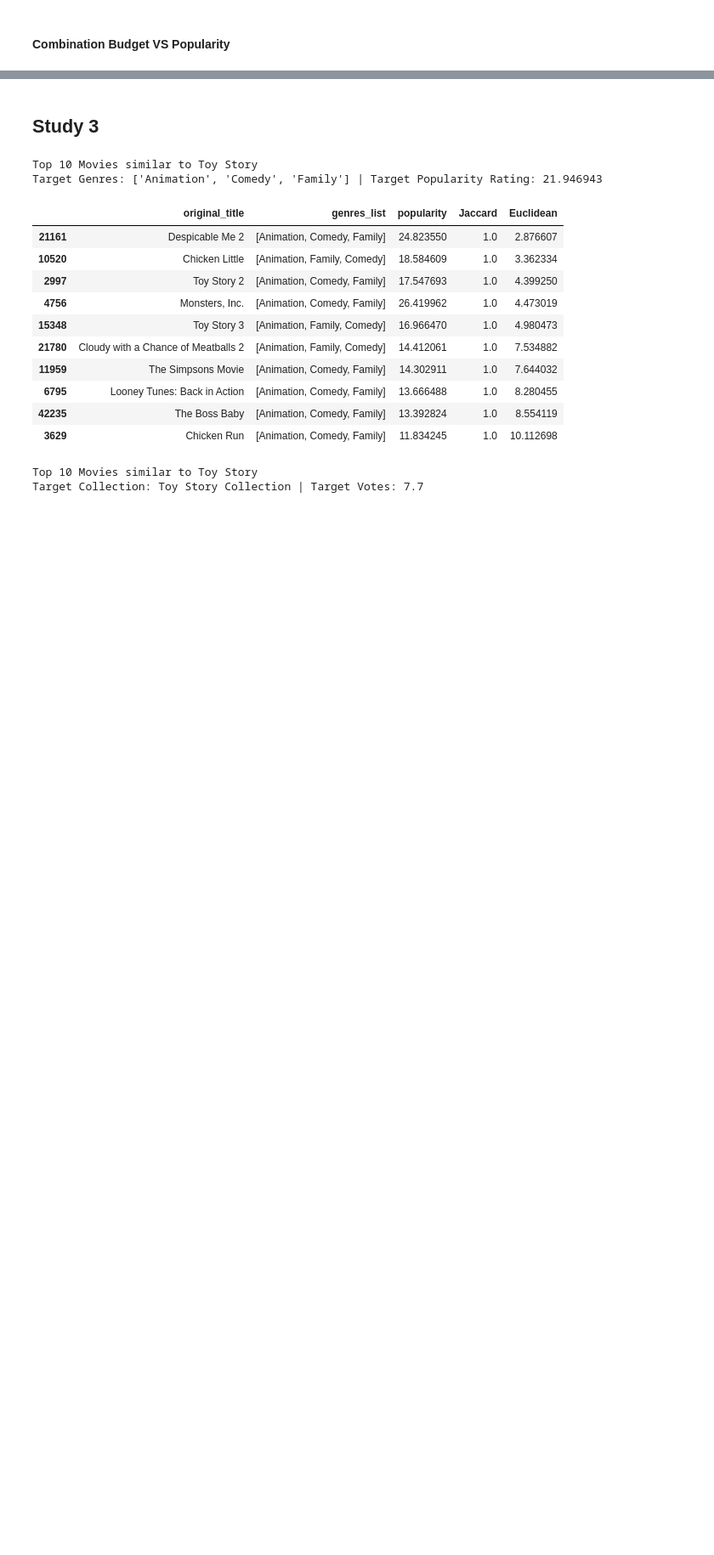
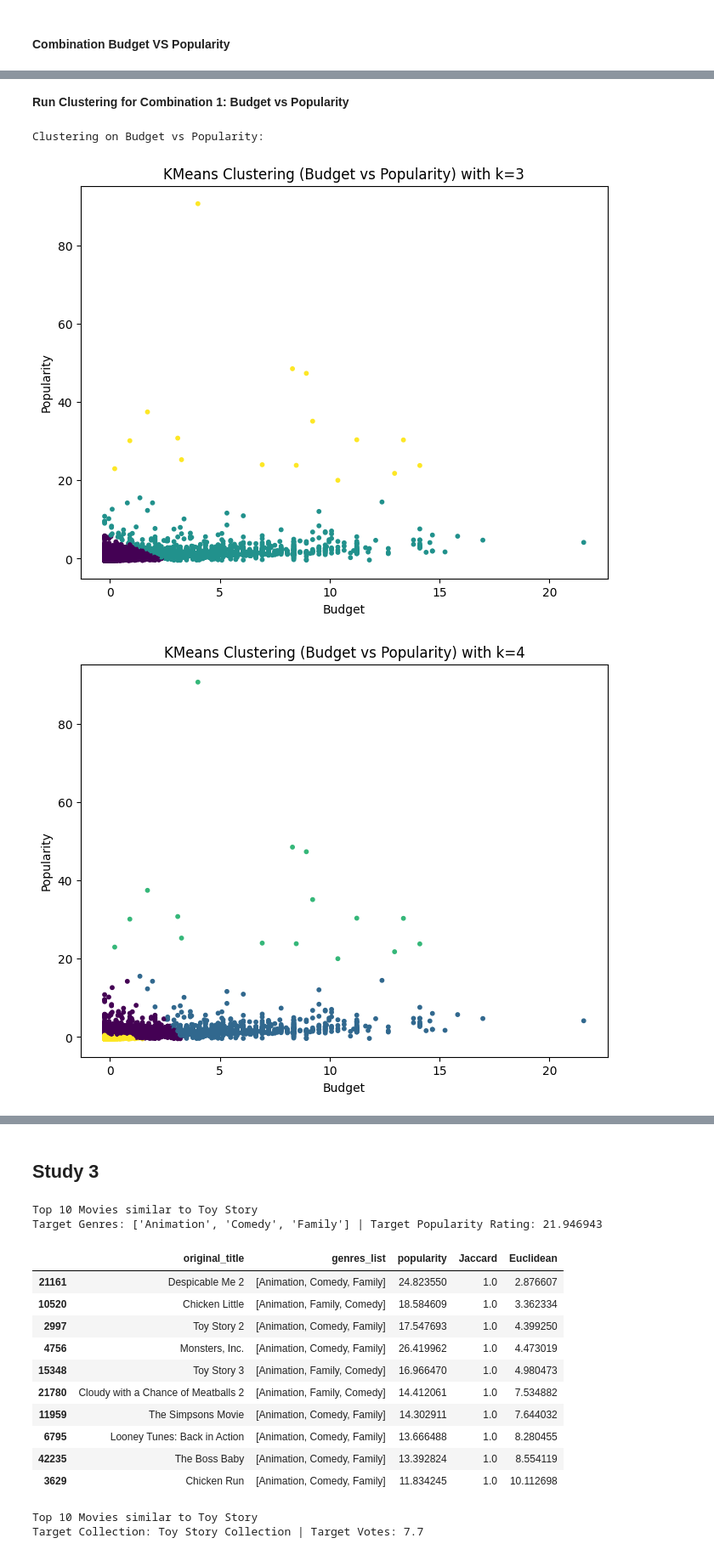
Before and after one commit to maddierioux/CSI4142_A4, a Jupyter notebook: Studies.ipynb, the cells around one changed output, grey strips where cells are left out. Shown at 85% size. Drawn from its saved outputs; the diff is of its cells as text; code cells hidden in the pictures; blank space fills up the shorter version.

```diff
--- a/Studies.ipynb
+++ b/Studies.ipynb
@@ -624,0 +642,14 @@ plt.show()
+# %% [markdown]
+**Run Clustering for Combination 1: Budget vs Popularity**
+# %%
+print('Clustering on Budget vs Popularity:')
+k_values = [3,4,5]
+eps_values = [0.3, 0.5]
+min_samples_values = [5, 10]
+
+run_kmeans(combo1_scaled, 'Budget vs Popularity', k_values)
+run_dbscan(combo1_scaled, 'Budget vs Popularity', eps_values, min_samples_values)
+# %% [output]
+Clustering on Budget vs Popularity:
+[figure, added]
+[figure, added]
```
Also changed, not shown: parts of 24 cells of this notebook.
